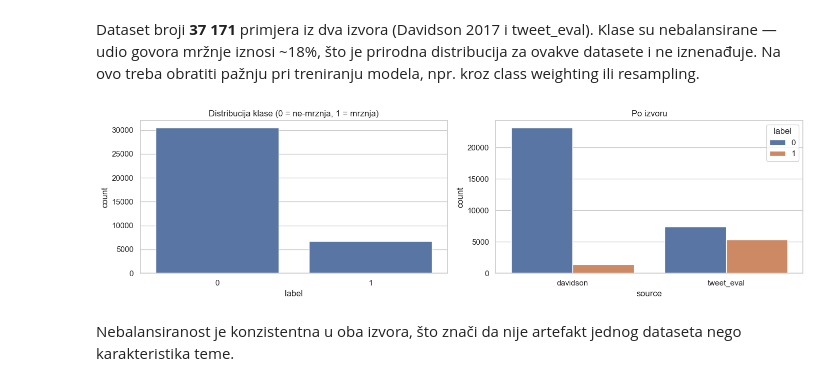
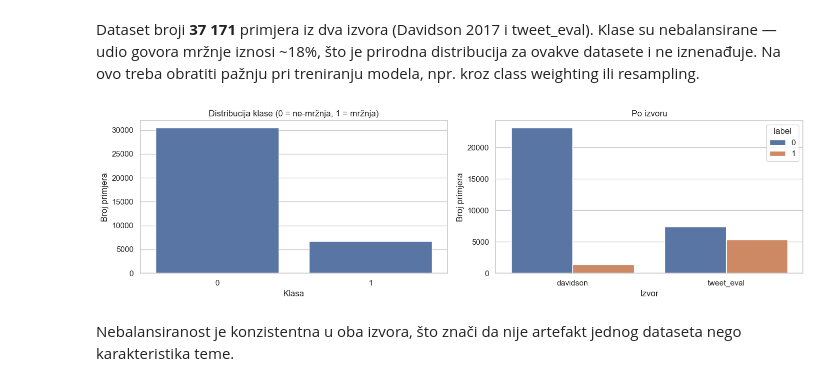
Before and after one commit to NBP-Tim-10/dating-nlp, a Jupyter notebook: notebooks/01_eda.ipynb, the cells around one changed output. Saved outputs shown, nothing was run; the diff lists cells and outputs as text; code cells hidden in the pictures.

```diff
--- a/notebooks/01_eda.ipynb
+++ b/notebooks/01_eda.ipynb
@@ -13,7 +13,9 @@ Podaci su prikupljeni i obrađeni kroz pipeline s tri faze:
 
 Sve izlazne datoteke nalaze se u `data/processed/`.
 # %%
+import json
 import sys
+from collections import Counter
 from pathlib import Path
 
 PROJECT_ROOT = Path.cwd().parent if Path.cwd().name == 'notebooks' else Path.cwd()
@@ -22,12 +24,15 @@ sys.path.insert(0, str(PROJECT_ROOT))
 import pandas as pd
 import matplotlib.pyplot as plt
 import seaborn as sns
-from collections import Counter
 
 sns.set_theme(style='whitegrid')
 plt.rcParams['figure.figsize'] = (10, 5)
 
 PROCESSED = PROJECT_ROOT / 'data' / 'processed'
+REPORTS = PROJECT_ROOT / 'reports'
+REPORTS.mkdir(exist_ok=True)
+
 print('Processed dir:', PROCESSED)
+print('Reports dir:', REPORTS)
 print('Fajlovi:', sorted(p.name for p in PROCESSED.glob('*.csv')))
 # %% [output]
@@ -94,14 +109,19 @@ Dataset broji **37 171** primjera iz dva izvora (Davidson 2017 i tweet\_eval). K
 # %%
 fig, axes = plt.subplots(1, 2, figsize=(14, 4))
 sns.countplot(data=hate, x='label', ax=axes[0])
-axes[0].set_title('Distribucija klase (0 = ne-mrznja, 1 = mrznja)')
+axes[0].set_title('Distribucija klase (0 = ne-mržnja, 1 = mržnja)')
+axes[0].set_xlabel('Klasa')
+axes[0].set_ylabel('Broj primjera')
 if 'source' in hate.columns:
     sns.countplot(data=hate, x='source', hue='label', ax=axes[1])
     axes[1].set_title('Po izvoru')
+    axes[1].set_xlabel('Izvor')
+    axes[1].set_ylabel('Broj primjera')
 plt.tight_layout()
+plt.savefig(REPORTS / 'eda_hate_distribution.png', dpi=150, bbox_inches='tight')
 plt.show()
 # %% [output]
-[figure, old version]
+[figure, new version]
 # %% [markdown]
 Nebalansiranost je konzistentna u oba izvora, što znači da nije artefakt jednog dataseta nego karakteristika teme.
 # %% [markdown]
```
Also changed, not shown: parts of 18 cells of this notebook, 17 other files.
